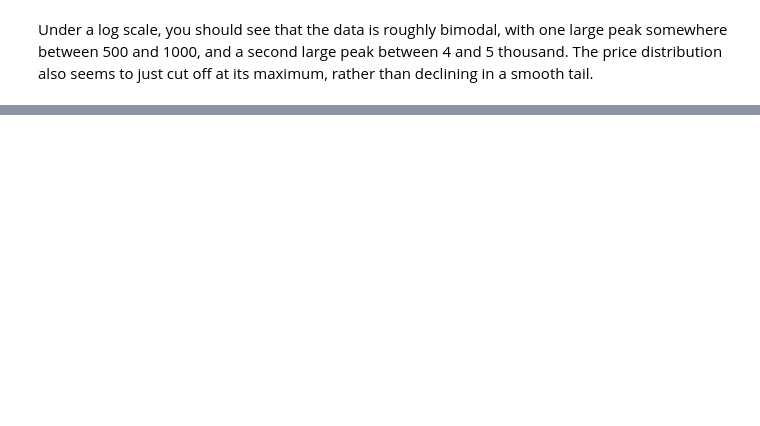
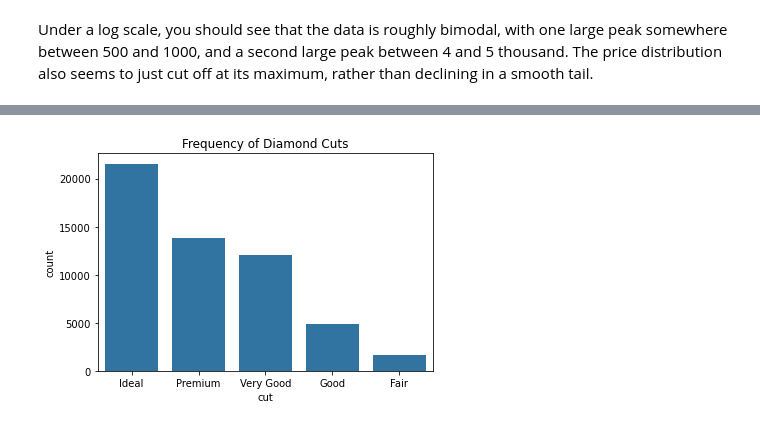
Before and after one commit to KarinWiberg/uc_dataanalyst_visualization_diamonds_case_study, a Jupyter notebook: diamonds-case-study.ipynb, the cells around one changed output, grey strips where cells are left out. Cells and saved outputs as stored; diff of their text form; code cells hidden in the pictures; blank space fills up the shorter version.

```diff
--- a/diamonds-case-study.ipynb
+++ b/diamonds-case-study.ipynb
@@ -123,0 +192,13 @@ Under a log scale, you should see that the data is roughly bimodal, with one lar
+# %%
+base_color = sb.color_palette()[0]
+
+order = ['Ideal', 'Premium', 'Very Good', 'Good', 'Fair']
+diamonds.cut = diamonds.cut.astype('category')
+diamonds.cut.cat.set_categories(order, inplace=True)
+
+sb.countplot(data = diamonds, x = 'cut', color = base_color);
+plt.title('Frequency of Diamond Cuts');
+
+text = 'There is a consistent decrease in frequency as the cut quality decreases.'
+# %% [output]
+[figure, added]
```
Also changed, not shown: parts of 20 cells of this notebook.
